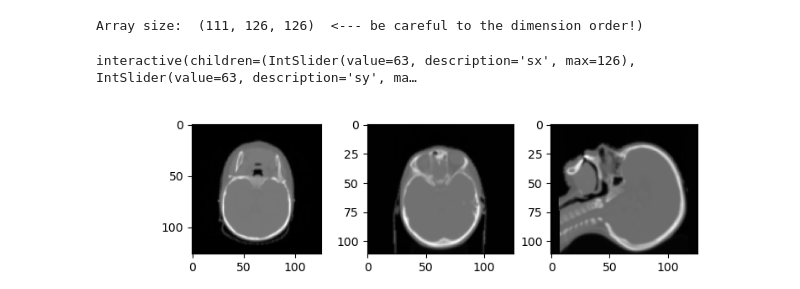
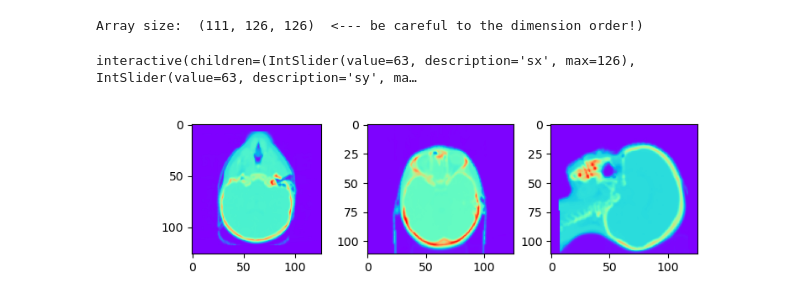
Before and after one commit to afilippi67/geant4Course, a Jupyter notebook: SSFM/GATE_exercises/2_dosimetry/ex2 display image.ipynb, the cells around one changed output. Cells and saved outputs as stored; diff of their text form; code cells hidden in the pictures.

```diff
--- a/SSFM/GATE_exercises/2_dosimetry/ex2 display image.ipynb
+++ b/SSFM/GATE_exercises/2_dosimetry/ex2 display image.ipynb
@@ -47,14 +47,14 @@ Array size:  (111, 126, 126)  <--- be careful to the dimension order!)
 # %%
 fig, ax = plt.subplots(1,3, figsize=(8, 2))
 def show_ct(sx,sy,sz):
-    ax[0].imshow(arr_ct[sz,:,:], cmap=plt.cm.gray)
-    ax[1].imshow(arr_ct[:,sx,:], cmap=plt.cm.gray)
-    ax[2].imshow(arr_ct[:,:,sy], cmap=plt.cm.gray)
+    ax[0].imshow(arr_ct[sx,:,:], cmap=plt.cm.rainbow)
+    ax[1].imshow(arr_ct[:,sy,:], cmap=plt.cm.rainbow)
+    ax[2].imshow(arr_ct[:,:,sz], cmap=plt.cm.rainbow)
 
 interact(show_ct, sx=(0,img_ct.GetSize()[0]), sy=(0,img_ct.GetSize()[1]), sz=(0,img_ct.GetSize()[2]));
 # %% [output]
 interactive(children=(IntSlider(value=63, description='sx', max=126), IntSlider(value=63, description='sy', ma…
-[figure, old version]
+[figure, new version]
 # %%
 # normalize the dose map between 0 and 100
 # but warning : need a lot of primary particle to be able to see something
```
Also changed, not shown: 6 other files.
